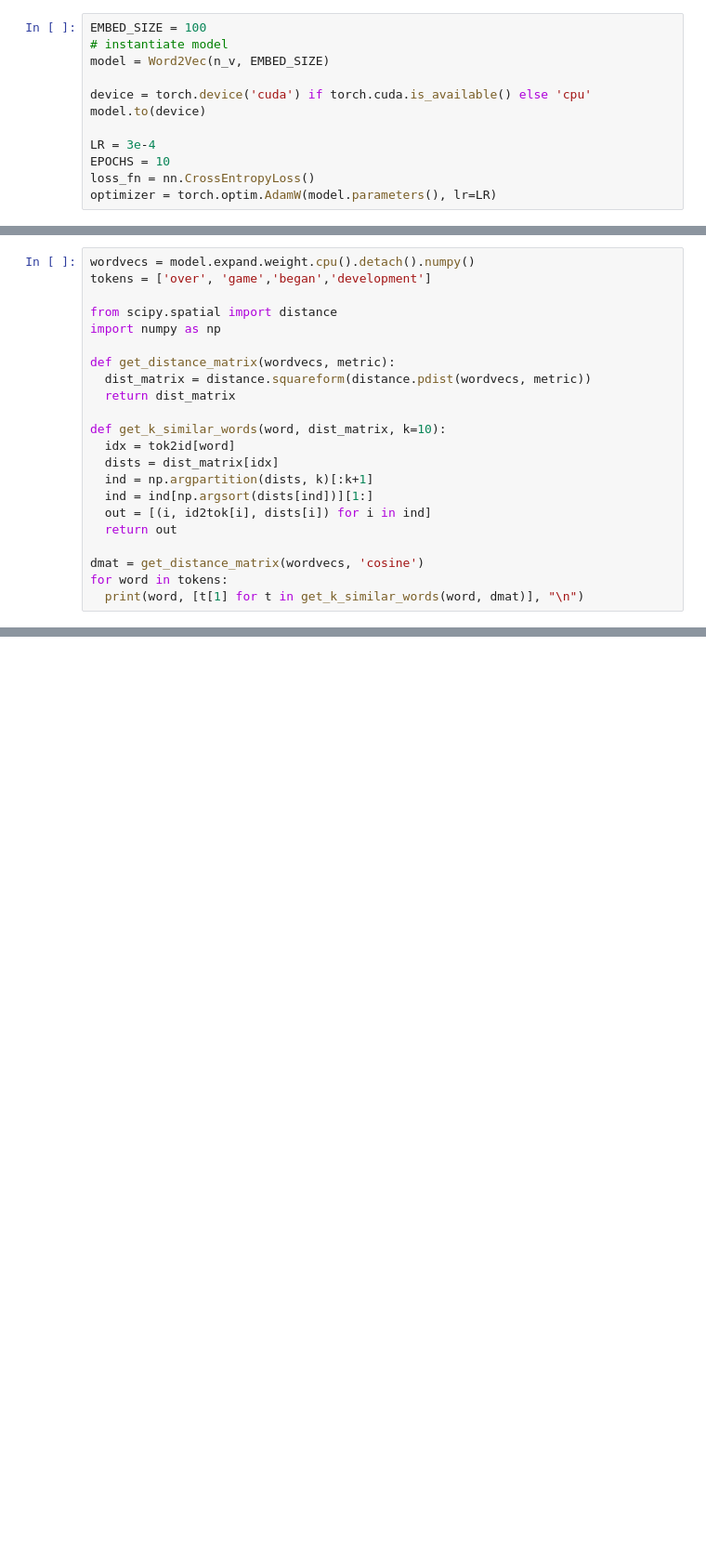
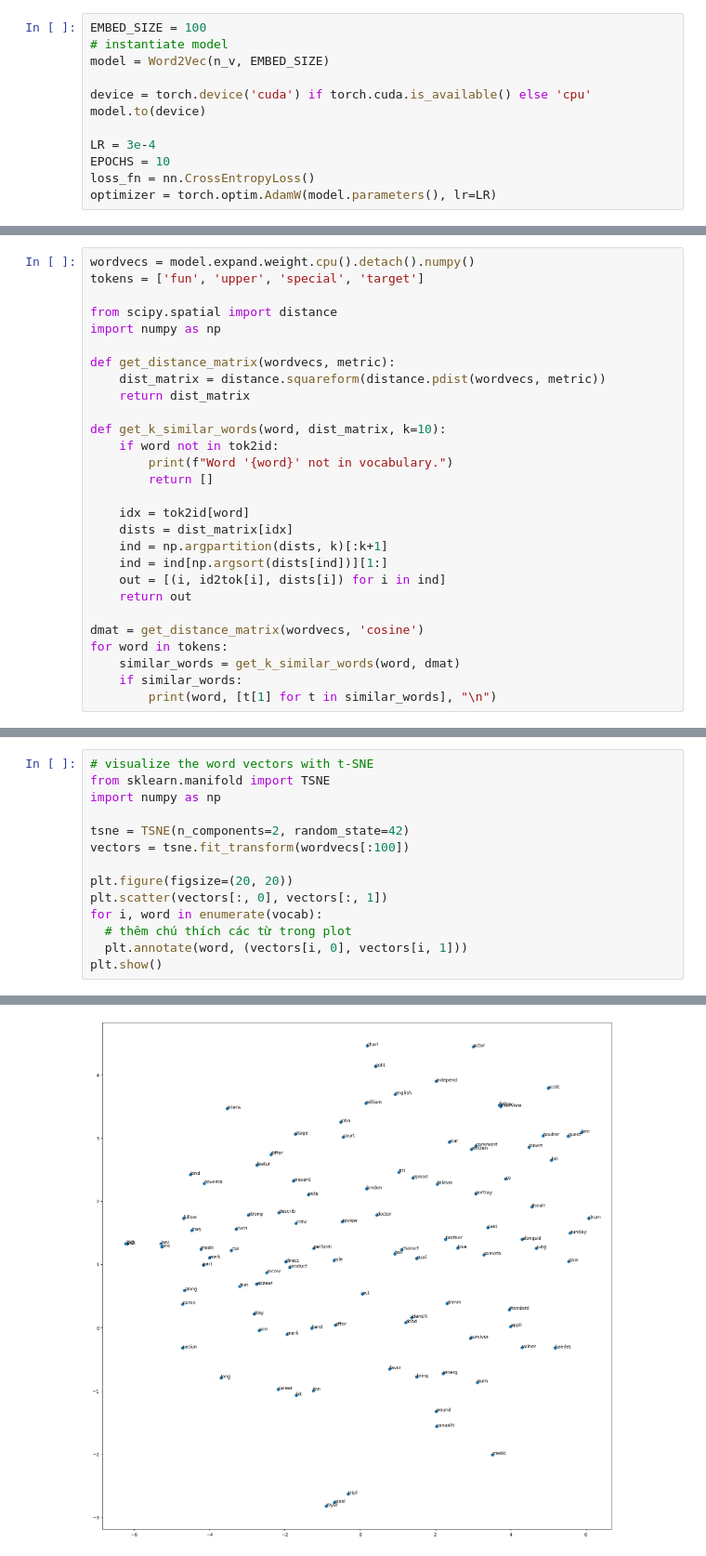
Before and after one commit to Page0526/machine-learning-crash-course, a Jupyter notebook: deep-neural-networks/nlp/Word2Vec.ipynb, the cells around one changed output, grey strips where cells are left out. Shown: that part at 93% size. Cells and saved outputs as stored; diff of their text form; blank space fills up the shorter version.

```diff
--- a/deep-neural-networks/nlp/Word2Vec.ipynb
+++ b/deep-neural-networks/nlp/Word2Vec.ipynb
@@ -551,23 +557,29 @@ plt.plot(running_loss)
 # %%
 wordvecs = model.expand.weight.cpu().detach().numpy()
-tokens = ['over', 'game','began','development']
+tokens = ['fun', 'upper', 'special', 'target']
 
 from scipy.spatial import distance
 import numpy as np
 
 def get_distance_matrix(wordvecs, metric):
-  dist_matrix = distance.squareform(distance.pdist(wordvecs, metric))
-  return dist_matrix
+    dist_matrix = distance.squareform(distance.pdist(wordvecs, metric))
+    return dist_matrix
 
 def get_k_similar_words(word, dist_matrix, k=10):
-  idx = tok2id[word]
-  dists = dist_matrix[idx]
-  ind = np.argpartition(dists, k)[:k+1]
-  ind = ind[np.argsort(dists[ind])][1:]
-  out = [(i, id2tok[i], dists[i]) for i in ind]
-  return out
+    if word not in tok2id:
+        print(f"Word '{word}' not in vocabulary.")
+        return []
+
+    idx = tok2id[word]
+    dists = dist_matrix[idx]
+    ind = np.argpartition(dists, k)[:k+1]
+    ind = ind[np.argsort(dists[ind])][1:]
+    out = [(i, id2tok[i], dists[i]) for i in ind]
+    return out
 
 dmat = get_distance_matrix(wordvecs, 'cosine')
 for word in tokens:
-  print(word, [t[1] for t in get_k_similar_words(word, dmat)], "\n")
+    similar_words = get_k_similar_words(word, dmat)
+    if similar_words:
+        print(word, [t[1] for t in similar_words], "\n")
 # %% [output]
@@ -574,0 +596,15 @@ KeyError: 'over'
+# %%
+# visualize the word vectors with t-SNE
+from sklearn.manifold import TSNE
+import numpy as np
+
+tsne = TSNE(n_components=2, random_state=42)
+vectors = tsne.fit_transform(wordvecs[:100])
+
+plt.figure(figsize=(20, 20))
+plt.scatter(vectors[:, 0], vectors[:, 1])
+for i, word in enumerate(vocab):
+  # thêm chú thích các từ trong plot
+  plt.annotate(word, (vectors[i, 0], vectors[i, 1]))
+plt.show()
+# %% [output]
@@ -574,0 +612 @@ KeyError: 'over'
+[figure, added]
```
Also changed, not shown: parts of 35 cells of this notebook.
